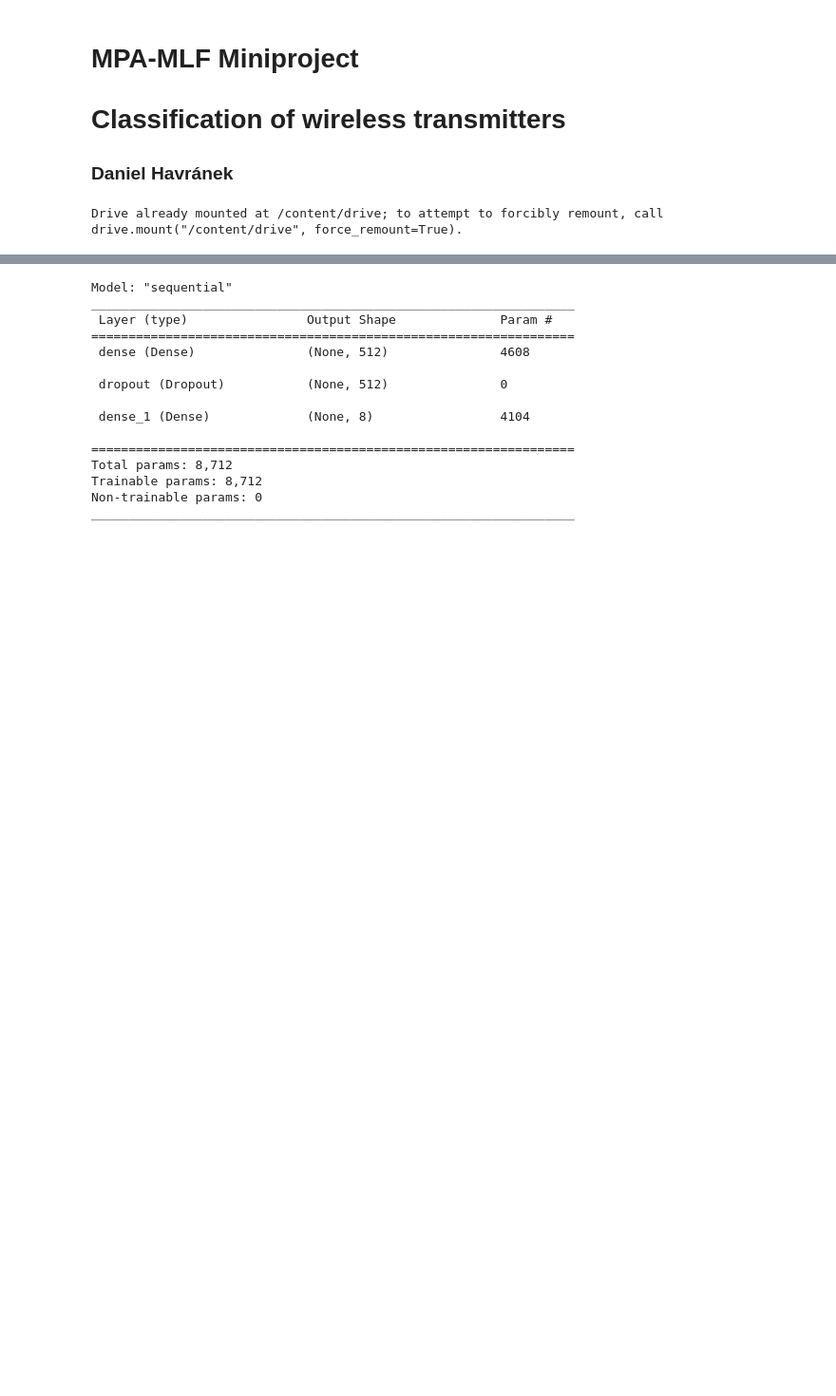
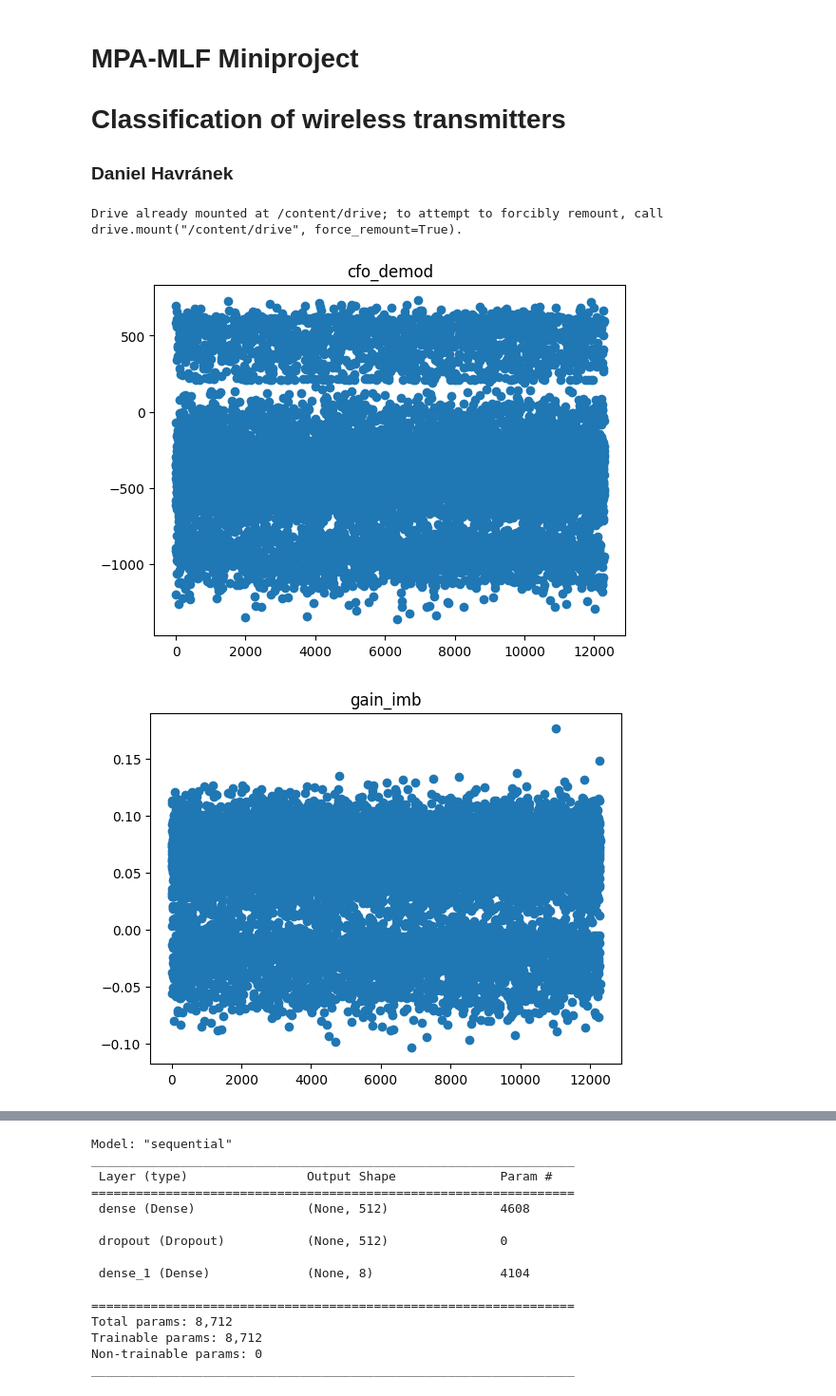
Before and after one commit to Dan5049/MPC-MLF, a Jupyter notebook: Miniproject/MLF_Miniproject_Havranek.ipynb, the cells around one changed output, grey strips where cells are left out. Shown: that part at 95% size. Cells and saved outputs as stored; diff of their text form; code cells hidden in the pictures; blank space fills up the shorter version.

```diff
--- a/Miniproject/MLF_Miniproject_Havranek.ipynb
+++ b/Miniproject/MLF_Miniproject_Havranek.ipynb
@@ -41,3 +44,54 @@ x_val = x_val.drop("Tosc", axis=1)
 x_val = x_val.drop("Tmix", axis=1)
 # %% [output]
 Drive already mounted at /content/drive; to attempt to forcibly remount, call drive.mount("/content/drive", force_remount=True).
+# %%
+plt.figure()
+plt.title("cfo_demod")
+cfo_demod = x_train.cfo_demod
+plt.scatter(range(len(cfo_demod)),cfo_demod)
+plt.show()
+
+plt.figure()
+plt.title("gain_imb")
+gain_imb = x_train.gain_imb
+plt.scatter(range(len(gain_imb)), gain_imb)
+plt.show()
+
+plt.figure()
+plt.title("iq_imb")
+iq_imb = x_train.iq_imb
+plt.scatter(range(len(iq_imb)),iq_imb)
+plt.show()
+
+plt.figure()
+plt.title("or_off")
+or_off = x_train.or_off
+plt.scatter(range(len(or_off)), or_off)
+plt.show()
+
+plt.figure()
+plt.title("quadr_err")
+quadr_err = x_train.quadr_err
+plt.scatter(range(len(quadr_err)),quadr_err)
+plt.show()
+
+plt.figure()
+plt.title("ph_err")
+ph_err = x_train.ph_err
+plt.scatter(range(len(ph_err)), ph_err)
+plt.show()
+
+plt.figure()
+plt.title("mag_err")
+mag_err = x_train.mag_err
+plt.scatter(range(len(mag_err)),mag_err)
+plt.show()
+
+plt.figure()
+plt.title("evm")
+evm = x_train.evm
+plt.scatter(range(len(evm)), evm)
+plt.show()
+# %% [output]
+[figure, added]
+[figure, added]
```
Also changed, not shown: parts of 7 cells of this notebook.
